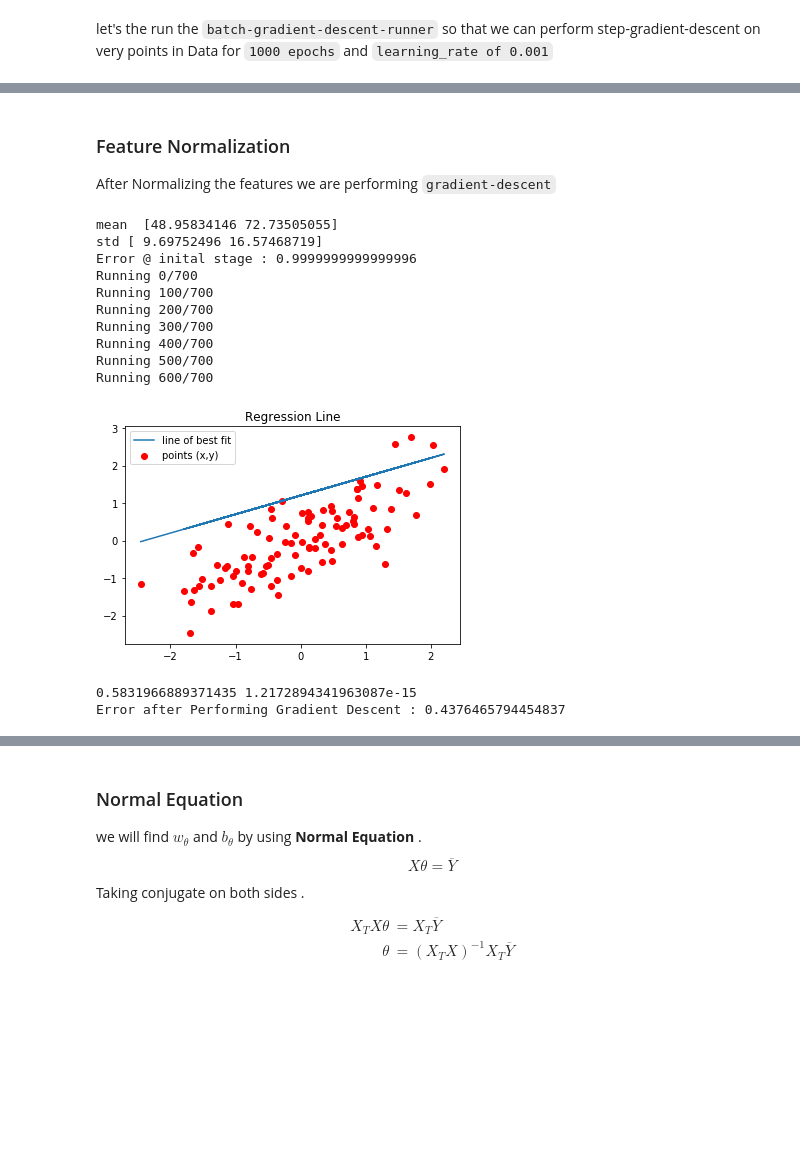
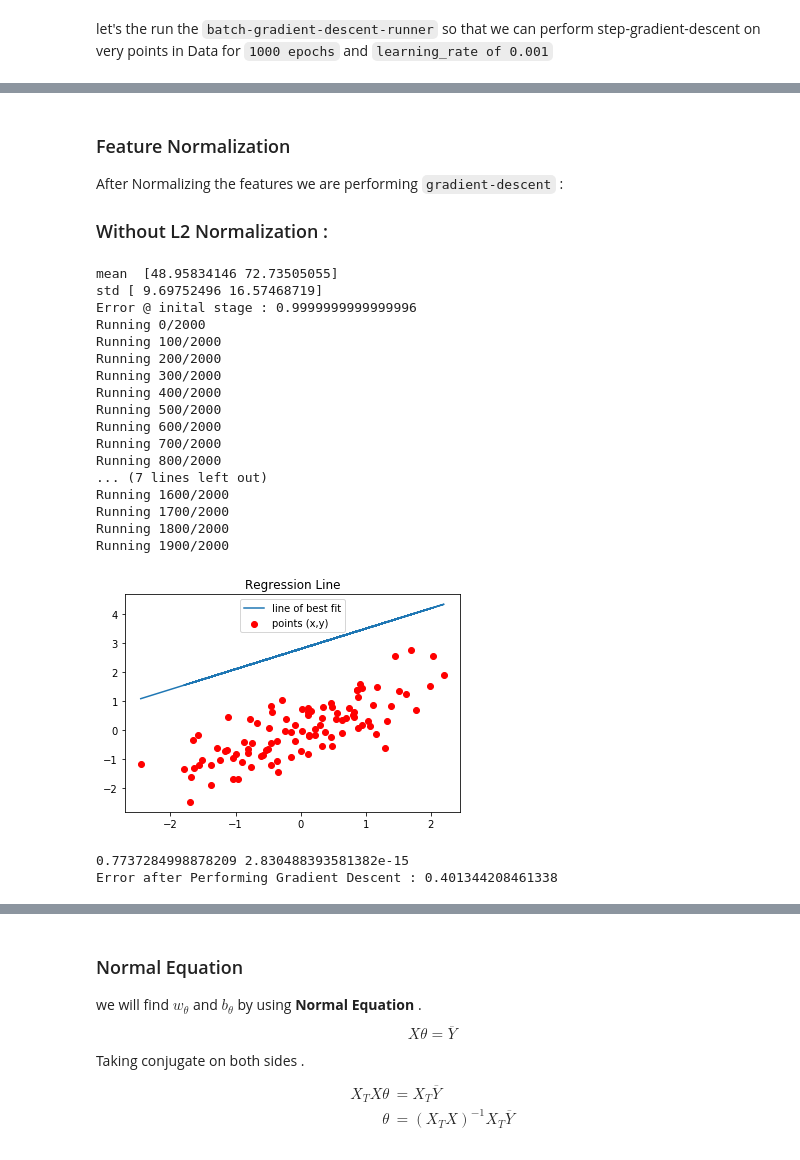
Before and after one commit to guruprasaad123/ml_for_life, a Jupyter notebook: from_scratch/gradient-descent/batch-gradient-descent.ipynb, the cells around one changed output, grey strips where cells are left out. Cells and saved outputs as stored; diff of their text form; code cells hidden in the pictures; blank space fills up the shorter version.

```diff
--- a/from_scratch/gradient-descent/batch-gradient-descent.ipynb
+++ b/from_scratch/gradient-descent/batch-gradient-descent.ipynb
@@ -73,8 +73,9 @@ def plot(data,m , b):
         #print(data[:,0],data[:,1])
         ax.scatter(x,y,c='red',label="points (x,y)")
         ax.plot(x,y_,label="line of best fit")
-        ax.legend()
+        ax.legend(loc='upper center')
         plt.title('Regression Line')
+        plt.savefig(fname="fig_1.png")
         plt.show()
 # %% [markdown]
 `plot_3d()` Utility function to find the minima value in the valley.
@@ -210,34 +251,43 @@ Error after Performing Gradient Descent : 112.61481011613475
 # %% [markdown]
 ### Feature Normalization
-After Normalizing the features we are performing `gradient-descent`
+After Normalizing the features we are performing `gradient-descent` :
+
+### Without L2 Normalization :
 # %%
 def start():
     data = genfromtxt(path.join('data.csv'),delimiter=',')
     data = featureNormalize(data)
     initial_m = 0
     initial_b = 0
     error=compute_error(data,initial_m,initial_b)
     print("Error @ inital stage : {}".format(error))
-    (m,b,m_array,b_array)=perform_gradient_descent(data,initial_m,initial_b,0.001,700)
-    #print('gradient ',m,b)
+    (m,b,m_array,b_array)=perform_gradient_descent(data,initial_m,initial_b,0.01,2000)
+    #print('gradient ',m,b)0
     N=len(m_array)
     e_array=[]
     error=compute_error(data,m,b)
     print(m,b)
     print("Error after Performing Gradient Descent : {}".format(error))
 
 start()
 # %% [output]
 mean  [48.95834146 72.73505055]
 std [ 9.69752496 16.57468719]
 Error @ inital stage : 0.9999999999999996
-Running 0/700
-Running 100/700
-Running 200/700
-Running 300/700
-Running 400/700
-Running 500/700
-Running 600/700
+Running 0/2000
+Running 100/2000
+Running 200/2000
+Running 300/2000
+Running 400/2000
+Running 500/2000
+Running 600/2000
+Running 700/2000
+Running 800/2000
+... (7 lines left out)
+Running 1600/2000
+Running 1700/2000
+Running 1800/2000
+Running 1900/2000
-[figure, old version]
+[figure, new version]
-0.5831966889371435 1.2172894341963087e-15
-Error after Performing Gradient Descent : 0.4376465794454837
+0.7737284998878209 2.830488393581382e-15
+Error after Performing Gradient Descent : 0.401344208461338
```
Also changed, not shown: parts of 8 cells of this notebook.
